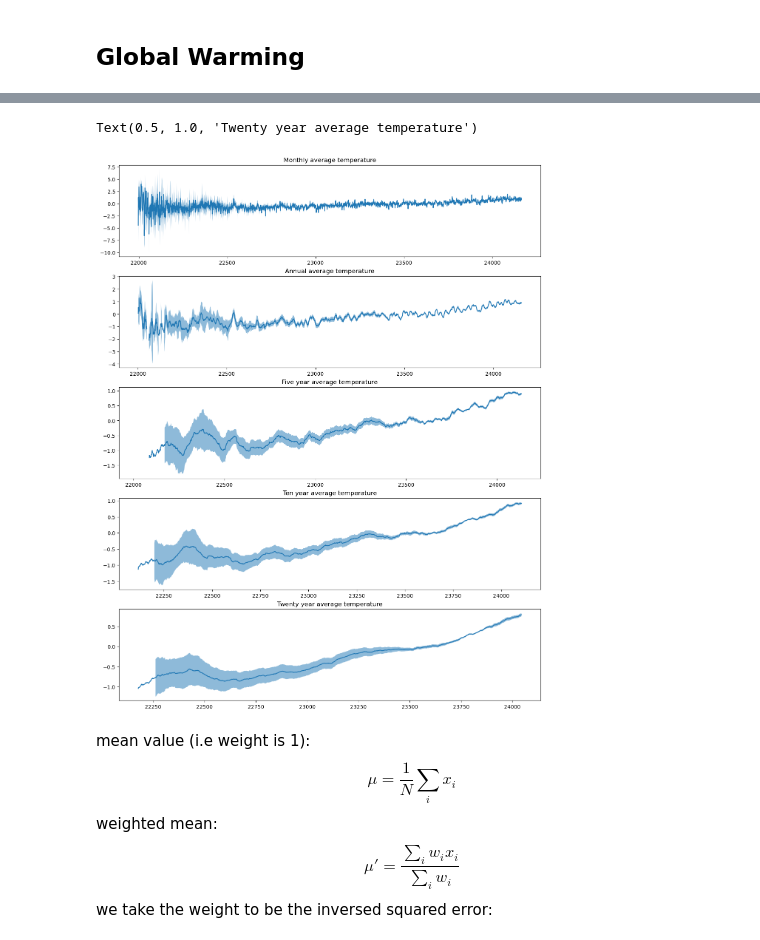
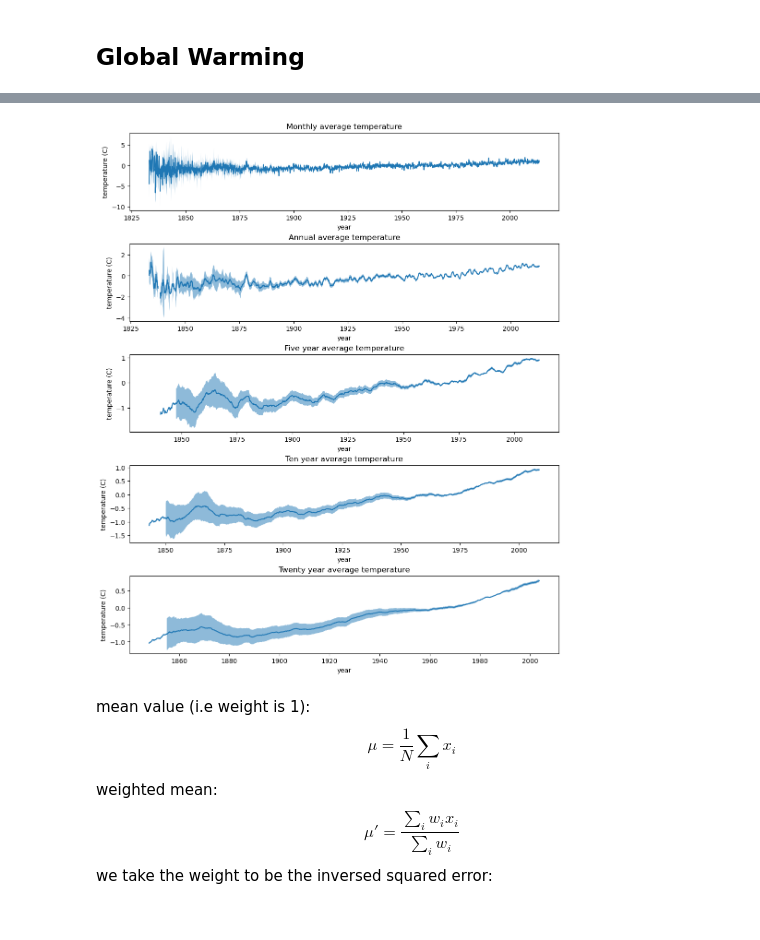
Before and after one commit to aotownsend/StatMethods2022, a Jupyter notebook: submissions/week3/annanay_week3.ipynb, the cells around one changed output, grey strips where cells are left out. Drawn from its saved outputs; the diff is of its cells as text; code cells hidden in the pictures.

```diff
--- a/submissions/week3/annanay_week3.ipynb
+++ b/submissions/week3/annanay_week3.ipynb
@@ -101,29 +101,31 @@ data.head()
 | 3 | 1833 | 4 | -0.749 | 1.446 | NaN | NaN | NaN | NaN | ... |
 | 4 | 1833 | 5 | 3.412 | 1.421 | NaN | NaN | NaN | NaN | ... |
 # %%
-data["plotting_month"] = data["month"] + data["year"]*12
+data["plotting_month"] = data["month"]/12 + data["year"]
 
 # plot all data in different subplots with fill between on y axis and years on x axis
-fig, axs = plt.subplots(5, 1, constrained_layout=True, figsize=(12, 15))
+fig, axs = plt.subplots(5, 1, constrained_layout=True, figsize=(10, 12))
 
 axs[0].plot(data["plotting_month"], data["monthly_a"])
 axs[0].fill_between(data["plotting_month"], data["monthly_a"]-data["monthly_unc"], data["monthly_a"]+data["monthly_unc"], alpha=0.5)
 axs[0].set_title("Monthly average temperature")
 axs[1].plot(data["plotting_month"], data["annual_a"])
 axs[1].fill_between(data["plotting_month"], data["annual_a"]-data["annual_unc"], data["annual_a"]+data["annual_unc"], alpha=0.5)
 axs[1].set_title("Annual average temperature")
 axs[2].plot(data["plotting_month"], data["five_year_a"])
 axs[2].fill_between(data["plotting_month"], data["five_year_a"]-data["five_year_unc"], data["five_year_a"]+data["five_year_unc"], alpha=0.5)
 axs[2].set_title("Five year average temperature")
 axs[3].plot(data["plotting_month"], data["ten_year_a"])
 axs[3].fill_between(data["plotting_month"], data["ten_year_a"]-data["ten_year_unc"], data["ten_year_a"]+data["ten_year_unc"], alpha=0.5)
 axs[3].set_title("Ten year average temperature")
 axs[4].plot(data["plotting_month"], data["twenty_year_a"])
 axs[4].fill_between(data["plotting_month"], data["twenty_year_a"]-data["twenty_year_unc"], data["twenty_year_a"]+data["twenty_year_unc"], alpha=0.5)
 axs[4].set_title("Twenty year average temperature")
+
+for ax in axs.flat:
+    ax.set(xlabel='year', ylabel='temperature (C)')
 # %% [output]
-Text(0.5, 1.0, 'Twenty year average temperature')
-[figure, old version]
+[figure, new version]
 # %% [markdown]
 mean value (i.e weight is 1): $$ \mu = \frac{1}{N}\sum_{i} x_i $$
 weighted mean: $$ \mu' = \frac{\sum_{i} w_ix_i}{\sum_{i} w_i} $$
```
